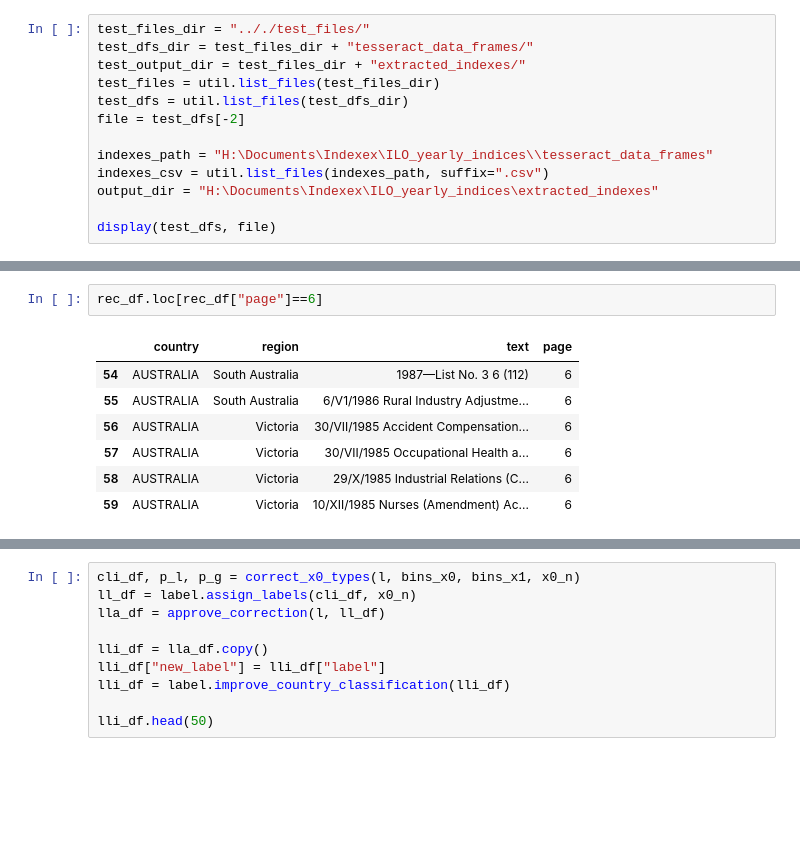
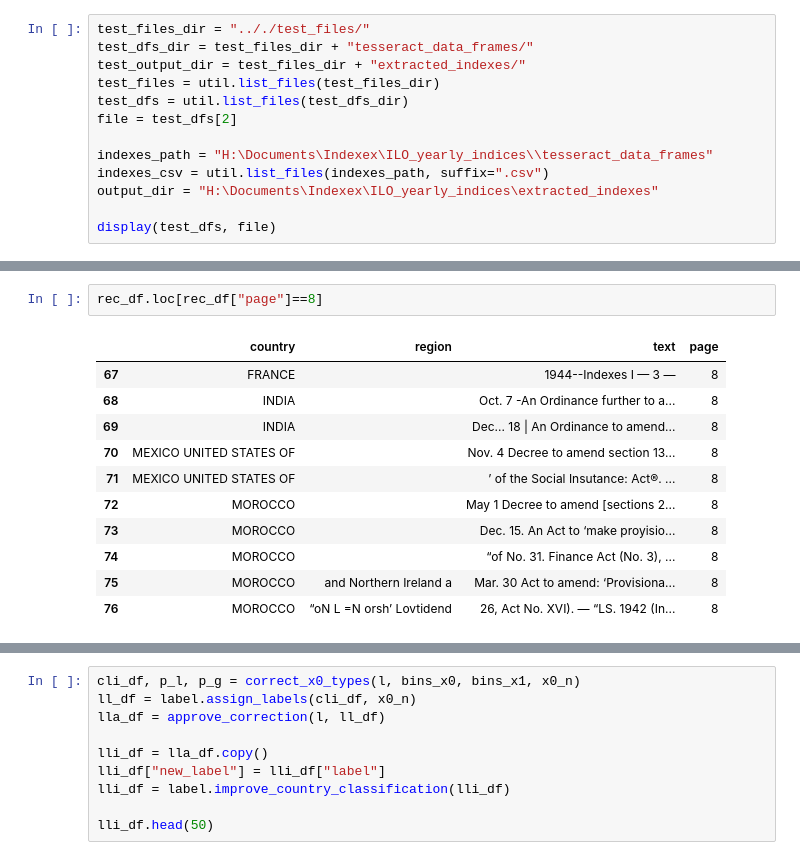
Before and after one commit to jeusa/indexex, a Jupyter notebook: code/index_extraction.ipynb, the cells around one changed output, grey strips where cells are left out. Cells and saved outputs as stored; diff of their text form; blank space fills up the shorter version.

```diff
--- a/code/index_extraction.ipynb
+++ b/code/index_extraction.ipynb
@@ -26,7 +27,7 @@ test_dfs_dir = test_files_dir + "tesseract_data_frames/"
 test_output_dir = test_files_dir + "extracted_indexes/"
 test_files = util.list_files(test_files_dir)
 test_dfs = util.list_files(test_dfs_dir)
-file = test_dfs[-2]
+file = test_dfs[2]
 
 indexes_path = "H:\Documents\Indexex\ILO_yearly_indices\\tesseract_data_frames"
 indexes_csv = util.list_files(indexes_path, suffix=".csv")
@@ -155,10 +407,14 @@ re.findall(r, t)
 # %%
-rec_df.loc[rec_df["page"]==6]
+rec_df.loc[rec_df["page"]==8]
 # %% [output]
 |  | country | region | text | page |
-| 54 | AUSTRALIA | South Australia | 1987—List No. 3 6 (112) | 6 |
-| 55 | AUSTRALIA | South Australia | 6/V1/1986 Rural Industry Adjustme... | 6 |
-| 56 | AUSTRALIA | Victoria | 30/VII/1985 Accident Compensation... | 6 |
-| 57 | AUSTRALIA | Victoria | 30/VII/1985 Occupational Health a... | 6 |
-| 58 | AUSTRALIA | Victoria | 29/X/1985 Industrial Relations (C... | 6 |
-| 59 | AUSTRALIA | Victoria | 10/XII/1985 Nurses (Amendment) Ac... | 6 |
+| 67 | FRANCE |  | 1944--Indexes I — 3 — | 8 |
+| 68 | INDIA |  | Oct. 7 -An Ordinance further to a... | 8 |
+| 69 | INDIA |  | Dec... 18 | An Ordinance to amend... | 8 |
+| 70 | MEXICO UNITED STATES OF |  | Nov. 4 Decree to amend section 13... | 8 |
+| 71 | MEXICO UNITED STATES OF |  | ’ of the Social Insutance: Act®. ... | 8 |
+| 72 | MOROCCO |  | May 1 Decree to amend [sections 2... | 8 |
+| 73 | MOROCCO |  | Dec. 15. An Act to ‘make proyisio... | 8 |
+| 74 | MOROCCO |  | “of No. 31. Finance Act (No. 3), ... | 8 |
+| 75 | MOROCCO | and Northern Ireland a | Mar. 30 Act to amend: ‘Provisiona... | 8 |
+| 76 | MOROCCO | “oN L =N orsh’ Lovtidend | 26, Act No. XVI). — “LS. 1942 (In... | 8 |
```
Also changed, not shown: parts of 29 cells of this notebook, 2 other files.
